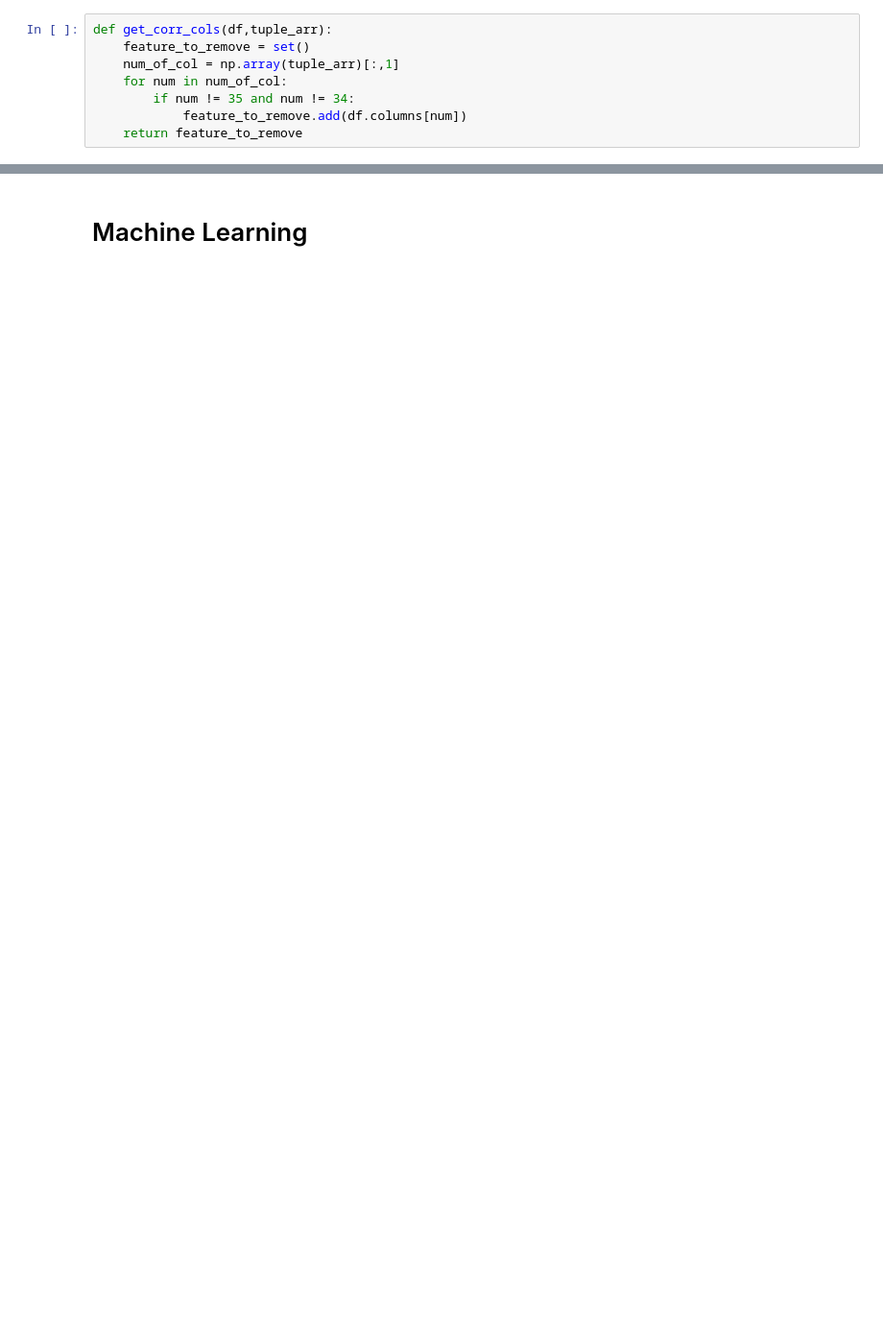
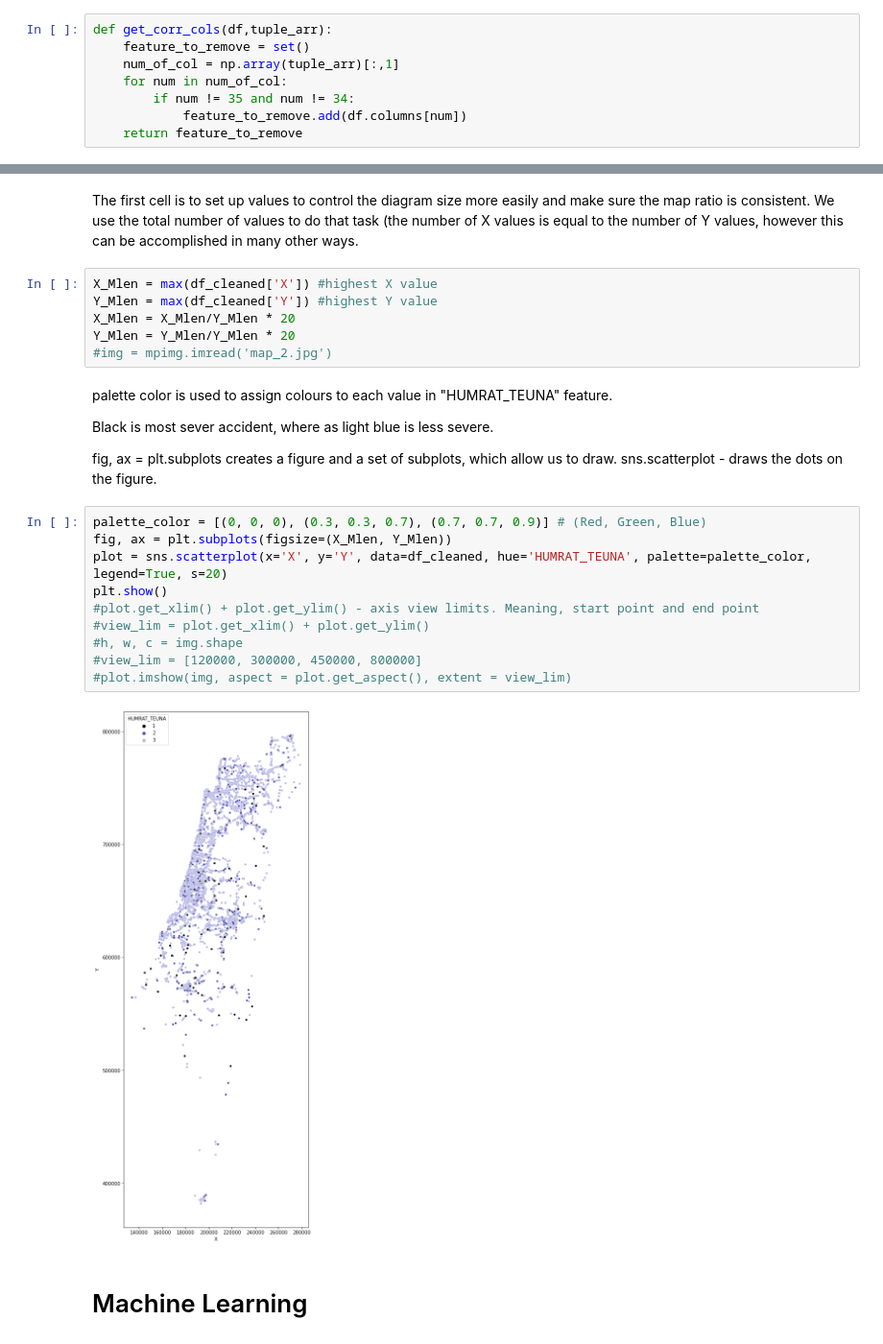
Before and after one commit to EternalII/Road-Accident-ML, a Jupyter notebook: Car Crash Project/Car Crash.ipynb, the cells around one changed output, grey strips where cells are left out. Shown at 96% size. Drawn from its saved outputs; the diff is of its cells as text; blank space fills up the shorter version.

```diff
--- a/Car Crash Project/Car Crash.ipynb
+++ b/Car Crash Project/Car Crash.ipynb
@@ -346,2 +263,29 @@ df_cleaned.drop(labels=correlated_features, axis=1)
+# %% [markdown]
+The first cell is to set up values to control the diagram size more easily and make sure the map ratio is consistent. We use the total number of values to do that task (the number of X values is equal to the number of Y values, however this can be accomplished in many other ways.
+# %%
+X_Mlen = max(df_cleaned['X']) #highest X value
+Y_Mlen = max(df_cleaned['Y']) #highest Y value
+X_Mlen = X_Mlen/Y_Mlen * 20
+Y_Mlen = Y_Mlen/Y_Mlen * 20
+#img = mpimg.imread('map_2.jpg')
+# %% [markdown]
+palette color is used to assign colours to each value in "HUMRAT_TEUNA" feature.
+
+Black is most sever accident, where as light blue is less severe.
+
+fig, ax = plt.subplots creates a figure and a set of subplots, which allow us to draw.
+sns.scatterplot - draws the dots on the figure.
+# %%
+palette_color = [(0, 0, 0), (0.3, 0.3, 0.7), (0.7, 0.7, 0.9)] # (Red, Green, Blue)
+fig, ax = plt.subplots(figsize=(X_Mlen, Y_Mlen))
+plot = sns.scatterplot(x='X', y='Y', data=df_cleaned, hue='HUMRAT_TEUNA', palette=palette_color, legend=True, s=20)
+plt.show()
+#plot.get_xlim() + plot.get_ylim() - axis view limits. Meaning, start point and end point
+#view_lim = plot.get_xlim() + plot.get_ylim()
+#h, w, c = img.shape
+#view_lim = [120000, 300000, 450000, 800000]
+#plot.imshow(img, aspect = plot.get_aspect(), extent = view_lim)
+# %% [output]
+[figure, added]
 # %% [markdown]
 # Machine Learning
```
Also changed, not shown: parts of 58 cells of this notebook, 3 other files.
